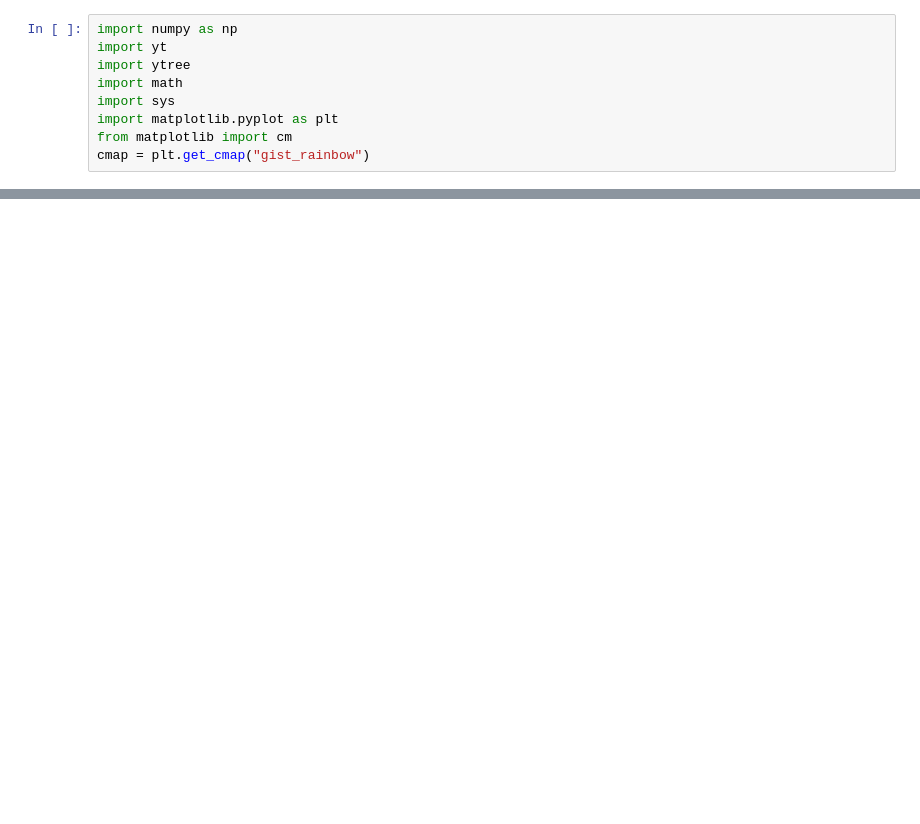
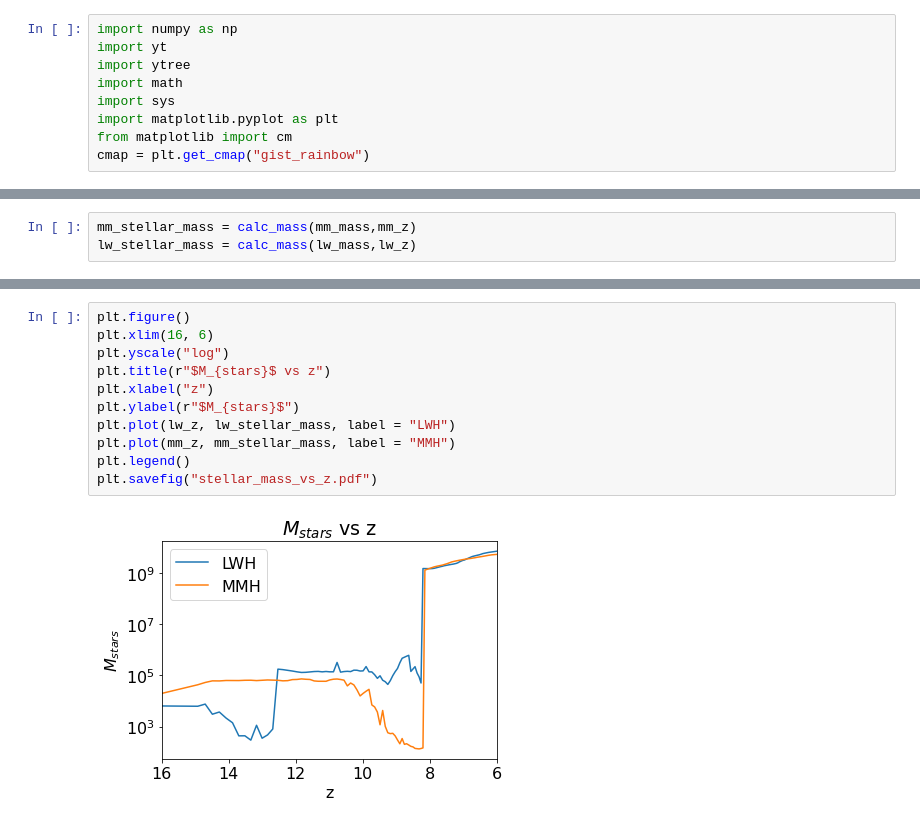
Before and after one commit to mscoggs/dcbh_in_renaissance, a Jupyter notebook: smbh.ipynb, the cells around one changed output, grey strips where cells are left out. Cells and saved outputs as stored; diff of their text form; blank space fills up the shorter version.

```diff
--- a/smbh.ipynb
+++ b/smbh.ipynb
@@ -354,0 +403,3 @@ DD0057/output_0057:CosmologyCurrentRedshift    = 12.841682882839
+# %%
+mm_stellar_mass = calc_mass(mm_mass,mm_z)
+lw_stellar_mass = calc_mass(lw_mass,lw_z)
@@ -354,0 +500,13 @@ DD0057/output_0057:CosmologyCurrentRedshift    = 12.841682882839
+# %%
+plt.figure()
+plt.xlim(16, 6)
+plt.yscale("log")
+plt.title(r"$M_{stars}$ vs z")
+plt.xlabel("z")
+plt.ylabel(r"$M_{stars}$")
+plt.plot(lw_z, lw_stellar_mass, label = "LWH")
+plt.plot(mm_z, mm_stellar_mass, label = "MMH")
+plt.legend()
+plt.savefig("stellar_mass_vs_z.pdf")
+# %% [output]
+[figure, added]
```
Also changed, not shown: parts of 84 cells of this notebook, 11 other files.
